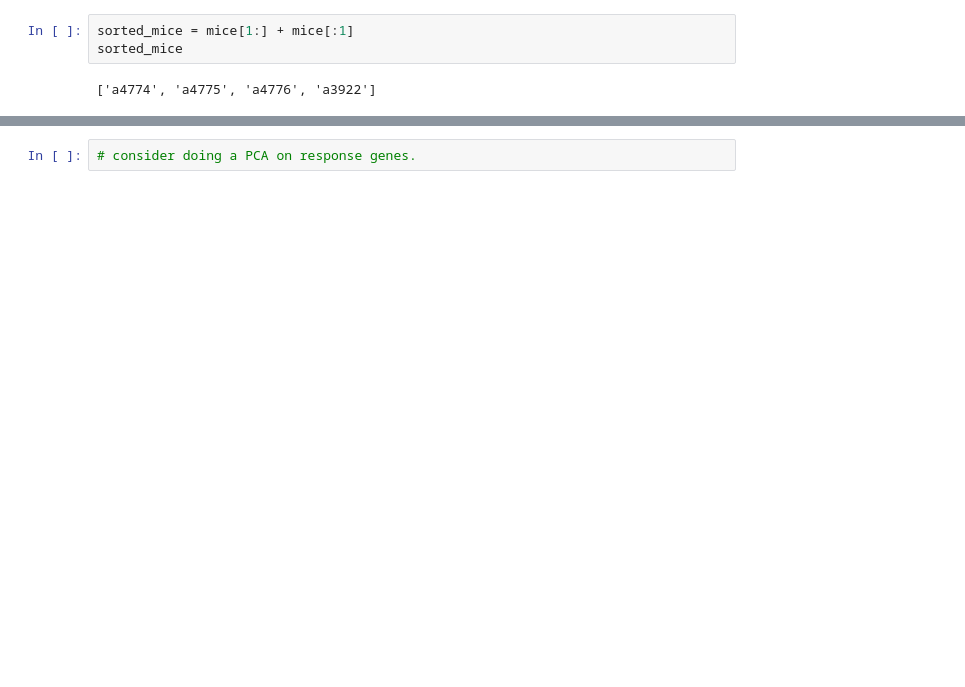
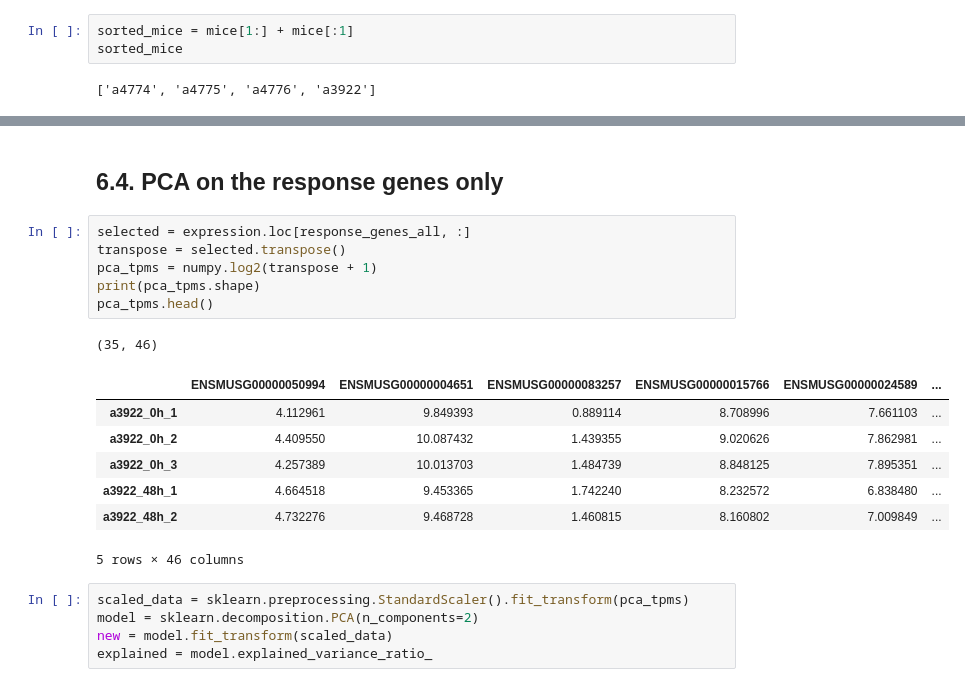
Before and after one commit to adelomana/reynisfjara, a Jupyter notebook: 05_differential_expression/DESeq2 DEG pattern finder.ipynb, the cells around one changed output, grey strips where cells are left out. Saved outputs shown, nothing was run; the diff lists cells and outputs as text; blank space fills up the shorter version.

```diff
--- a/05_differential_expression/DESeq2 DEG pattern finder.ipynb
+++ b/05_differential_expression/DESeq2 DEG pattern finder.ipynb
@@ -749,2 +812,22 @@ working with ENSMUSG00000047793
+# %% [markdown]
+## 6.4. PCA on the response genes only
 # %%
-# consider doing a PCA on response genes.
+selected = expression.loc[response_genes_all, :]
+transpose = selected.transpose()
+pca_tpms = numpy.log2(transpose + 1)
+print(pca_tpms.shape)
+pca_tpms.head()
+# %% [output]
+(35, 46)
+|  | ENSMUSG00000050994 | ENSMUSG00000004651 | ENSMUSG00000083257 | ENSMUSG00000015766 | ENSMUSG00000024589 | ... |
+| a3922_0h_1 | 4.112961 | 9.849393 | 0.889114 | 8.708996 | 7.661103 | ... |
+| a3922_0h_2 | 4.409550 | 10.087432 | 1.439355 | 9.020626 | 7.862981 | ... |
+| a3922_0h_3 | 4.257389 | 10.013703 | 1.484739 | 8.848125 | 7.895351 | ... |
+| a3922_48h_1 | 4.664518 | 9.453365 | 1.742240 | 8.232572 | 6.838480 | ... |
+| a3922_48h_2 | 4.732276 | 9.468728 | 1.460815 | 8.160802 | 7.009849 | ... |
+5 rows × 46 columns
+# %%
+scaled_data = sklearn.preprocessing.StandardScaler().fit_transform(pca_tpms)
+model = sklearn.decomposition.PCA(n_components=2)
+new = model.fit_transform(scaled_data)
+explained = model.explained_variance_ratio_
```
Also changed, not shown: parts of 28 cells of this notebook, 1 other file.
